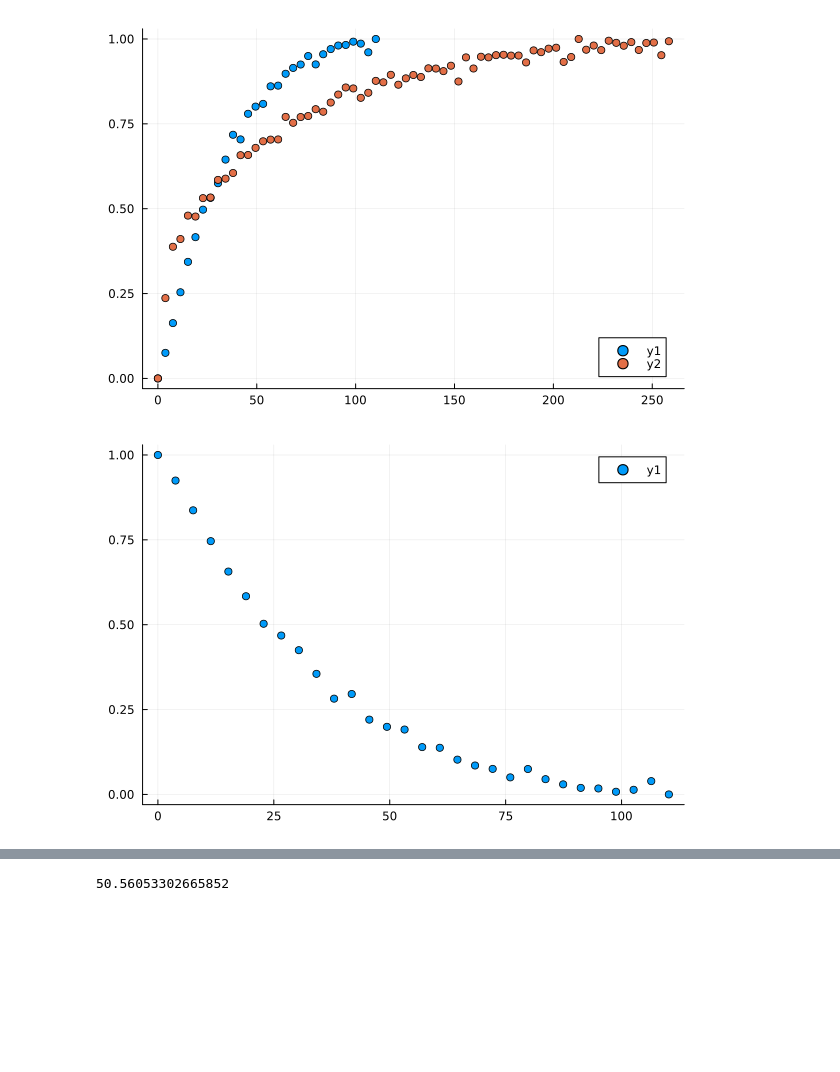
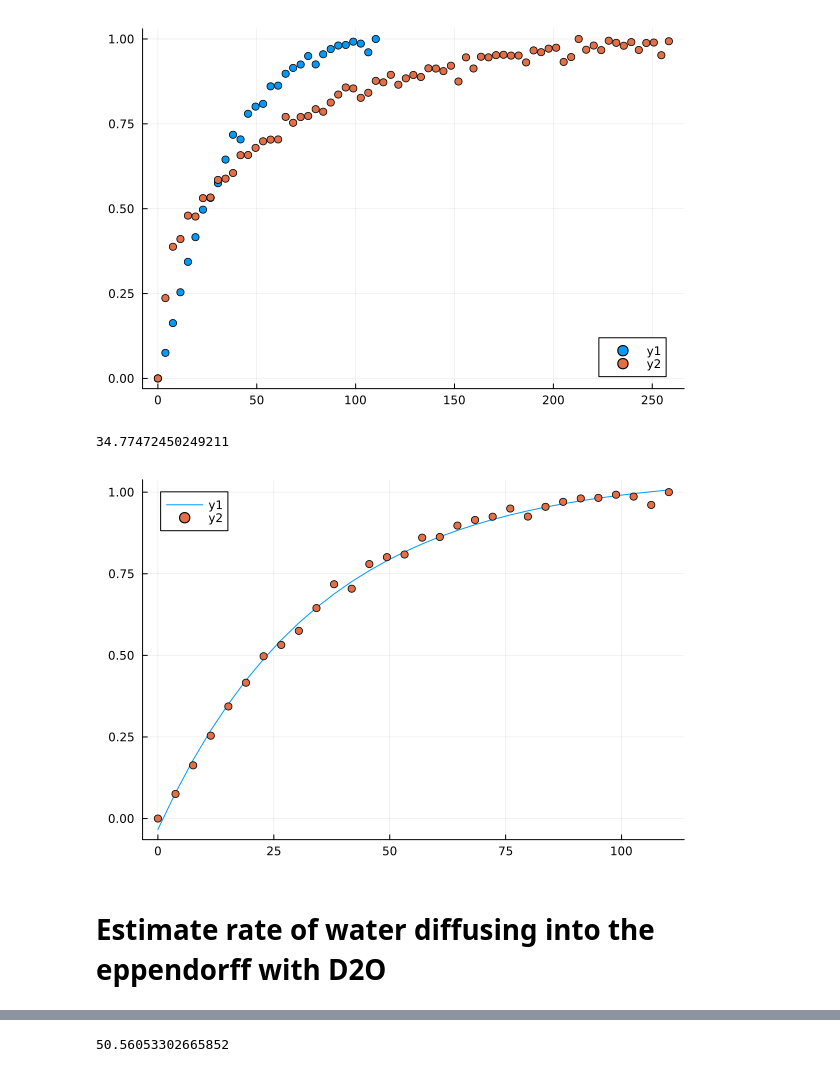
Before and after one commit to DavidGomezCabeza/ScaffoldsDifPerfPaper_2023, a Jupyter notebook: FitDiffusion.ipynb, the cells around one changed output, grey strips where cells are left out. Saved outputs shown, nothing was run; the diff lists cells and outputs as text; code cells hidden in the pictures; blank space fills up the shorter version.

```diff
--- a/FitDiffusion.ipynb
+++ b/FitDiffusion.ipynb
@@ -133,10 +126,26 @@ scatter(dat[1,:], (dat[4,:].-minimum(dat[4,:]))./(maximum(dat[4,:]).-minimum(dat
 scatter!(dat2[1,:], (dat2[4,:].-minimum(dat2[4,:]))./(maximum(dat2[4,:]).-minimum(dat2[4,:])))
 # %% [output]
 [figure]
-# %%
-scatter(dat[1,:], (dat[4,:].-minimum(dat[4,:]))./(maximum(dat[4,:]).-minimum(dat[4,:]))./-1 .+1)
-# %% [output]
-[figure, removed]
+# %%
+m2(t,p) =  p[1].*exp.(-t.*p[2]).+p[3]
+
+p0 = [dat[4,1], 0.1, 0.1]
+
+fita = curve_fit(m2, dat[1,:], (dat[4,:].-minimum(dat[4,:]))./(maximum(dat[4,:]).-minimum(dat[4,:])), p0)
+
+pp=plot(dat[1,:], m2(dat[1,:], coef(fita)) )
+scatter!(dat[1,:], (dat[4,:].-minimum(dat[4,:]))./(maximum(dat[4,:]).-minimum(dat[4,:])))
+
+println(1/coef(fita)[2])
+
+t1 = coef(fita)[2];
+
+pp
+# %% [output]
+34.77472450249211
+[figure, added]
+# %% [markdown]
+# Estimate rate of water diffusing into the eppendorff with D2O
 # %%
 m2(t,p) =  p[1].*exp.(-t.*p[2])
 
```
Also changed, not shown: parts of 14 cells of this notebook, 4 other files.
